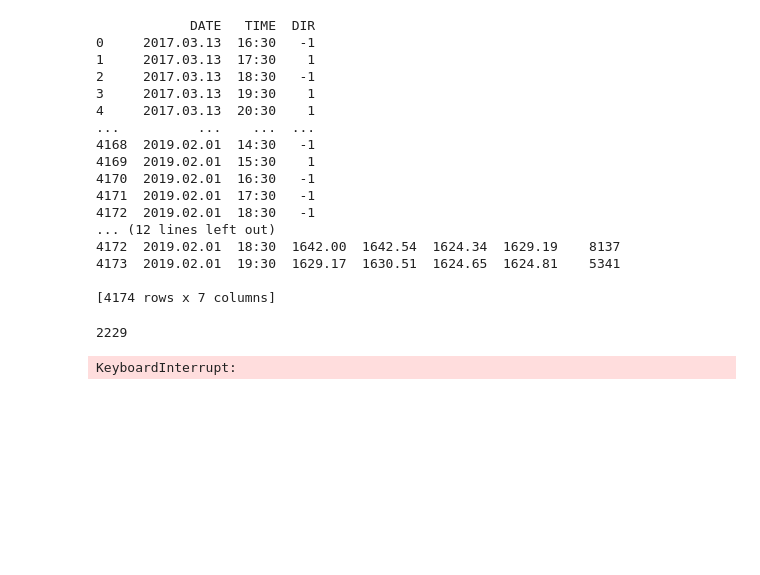
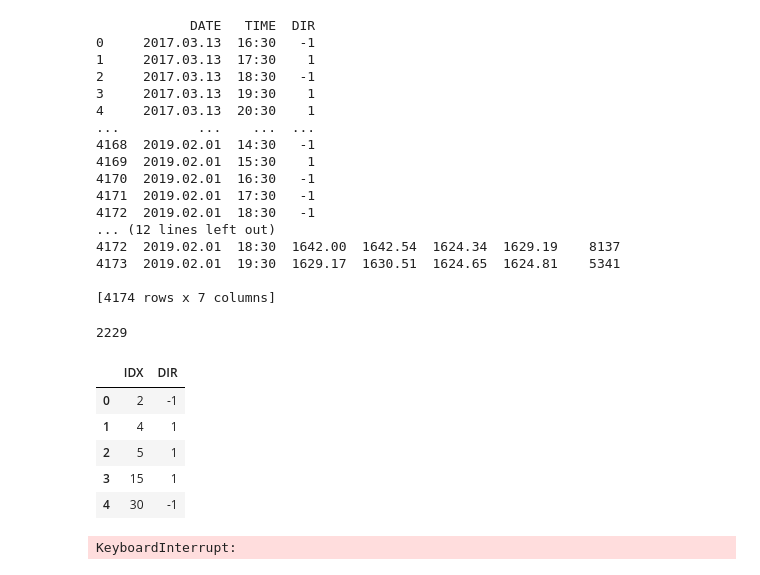
Before and after one commit to Matin-M/DTM-Predictor, a Jupyter notebook: Preprocessing/data_preprocessing.ipynb, the cells around one changed output. Saved outputs shown, nothing was run; the diff lists cells and outputs as text; code cells hidden in the pictures; blank space fills up the shorter version.

```diff
--- a/Preprocessing/data_preprocessing.ipynb
+++ b/Preprocessing/data_preprocessing.ipynb
@@ -192,9 +192,8 @@ for idx, news in enumerate(apple_news):
   news_time = round_date(date)
   # print(news_date + news_time)
   stock_dir = stock_data.loc[(stock_data["DATE"] == news_date) & (stock_data["TIME"] == news_time)]
-
   if(stock_dir.shape[0] > 0):
-    apple_dir.loc[len(apple_dir.index)] = [idx, stock_dir]
+    apple_dir.loc[len(apple_dir.index)] = [idx, stock_dir['DIR'].values[0]]
 
   # apple_dir.append(round_date(date))
   apple_text.append(news["text"])
@@ -206,6 +205,15 @@ for news in amazon_news:
   amazon_text.append(news["text"])
 # %% [output]
 2229
+# %%
+apple_dir.head()
+# %% [output]
+|  | IDX | DIR |
+| 0 | 2 | -1 |
+| 1 | 4 | 1 |
+| 2 | 5 | 1 |
+| 3 | 15 | 1 |
+| 4 | 30 | -1 |
 # %%
 from sklearn.feature_extraction.text import CountVectorizer
 # 1-gram/term vectorization
```
